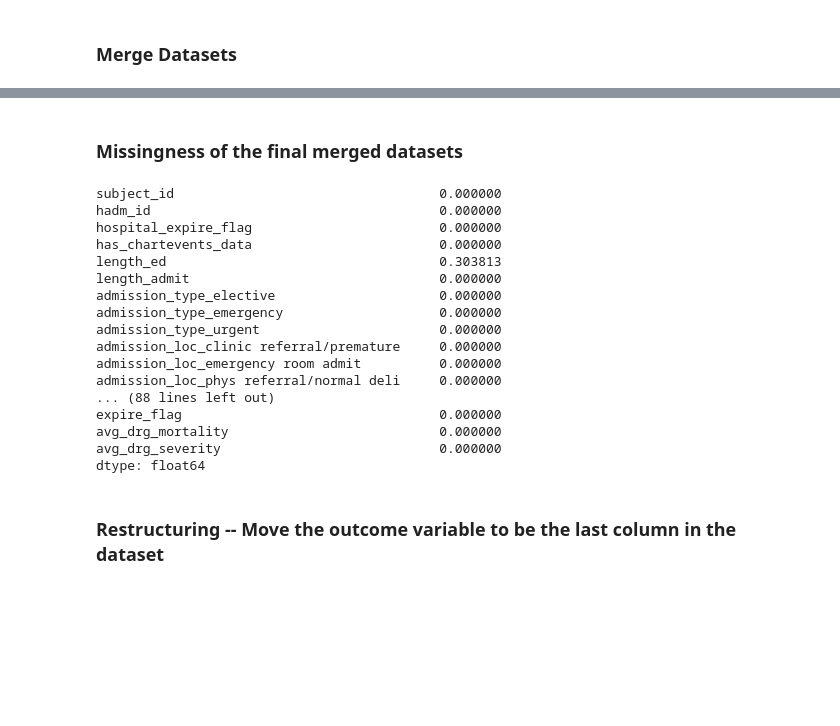
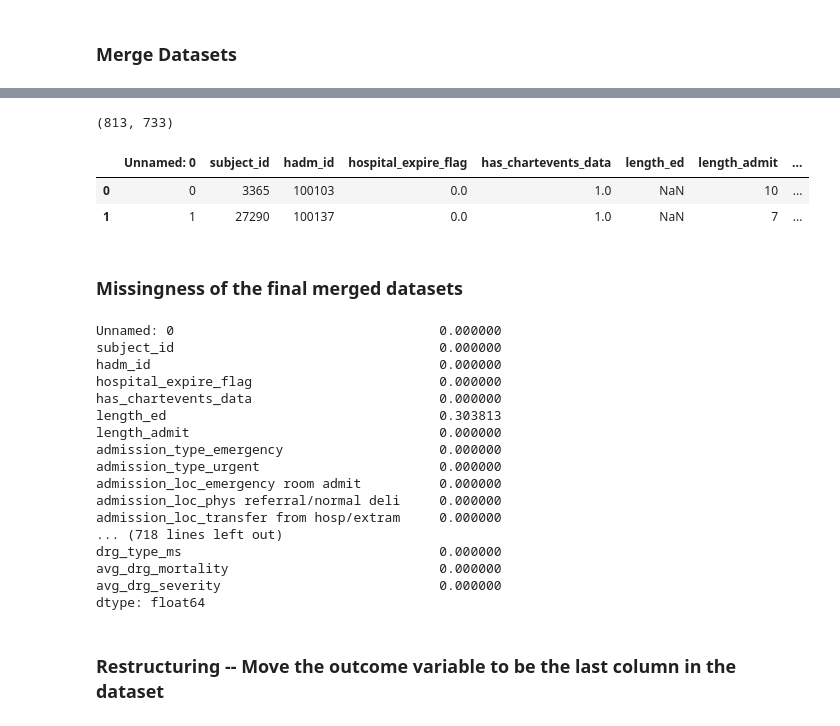
Before and after one commit to stephyap/predicts-depression, a Jupyter notebook: python_notebook.ipynb, the cells around one changed output, grey strips where cells are left out. Saved outputs shown, nothing was run; the diff lists cells and outputs as text; code cells hidden in the pictures; blank space fills up the shorter version.

```diff
--- a/python_notebook.ipynb
+++ b/python_notebook.ipynb
@@ -490,24 +424,37 @@ main.shape # final dataset (813, 742)
 # %%
 main.to_csv('data/main.csv')
+# %%
+# Ground truth dataset
+main = pd.read_csv("data/main.csv")
+# %%
+main.shape
+# %% [output]
+(813, 733)
+# %%
+main.head(2)
+# %% [output]
+|  | Unnamed: 0 | subject_id | hadm_id | hospital_expire_flag | has_chartevents_data | length_ed | length_admit | ... |
+| 0 | 0 | 3365 | 100103 | 0.0 | 1.0 | NaN | 10 | ... |
+| 1 | 1 | 27290 | 100137 | 0.0 | 1.0 | NaN | 7 | ... |
 # %% [markdown]
 ### Missingness of the final merged datasets
 # %%
 main.isnull().mean() # length_ed had ~30% missingness
 # %% [output]
+Unnamed: 0                                  0.000000
 subject_id                                  0.000000
 hadm_id                                     0.000000
 hospital_expire_flag                        0.000000
 has_chartevents_data                        0.000000
 length_ed                                   0.303813
 length_admit                                0.000000
-admission_type_elective                     0.000000
 admission_type_emergency                    0.000000
 admission_type_urgent                       0.000000
-admission_loc_clinic referral/premature     0.000000
 admission_loc_emergency room admit          0.000000
 admission_loc_phys referral/normal deli     0.000000
-... (88 lines left out)
-expire_flag                                 0.000000
+admission_loc_transfer from hosp/extram     0.000000
+... (718 lines left out)
+drg_type_ms                                 0.000000
 avg_drg_mortality                           0.000000
 avg_drg_severity                            0.000000
 dtype: float64
```
Also changed, not shown: parts of 45 cells of this notebook.
